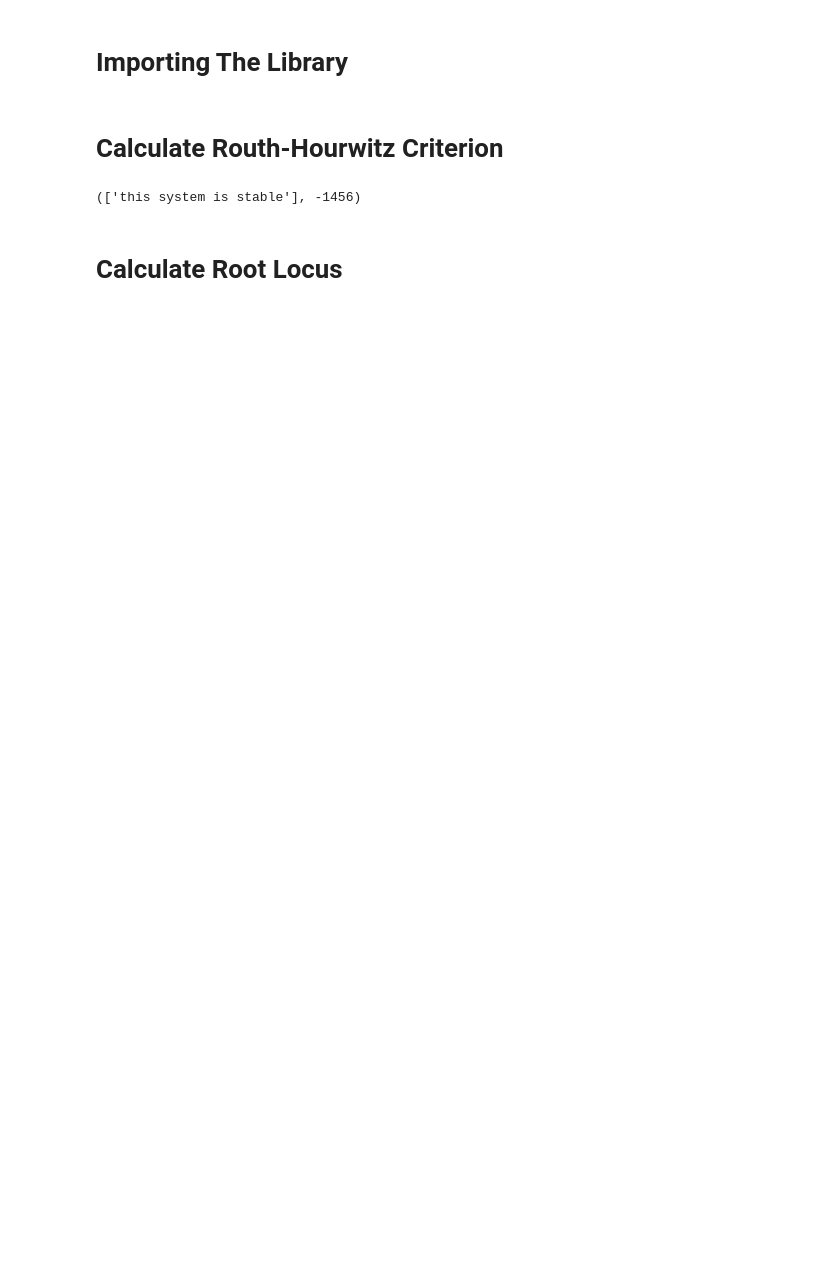
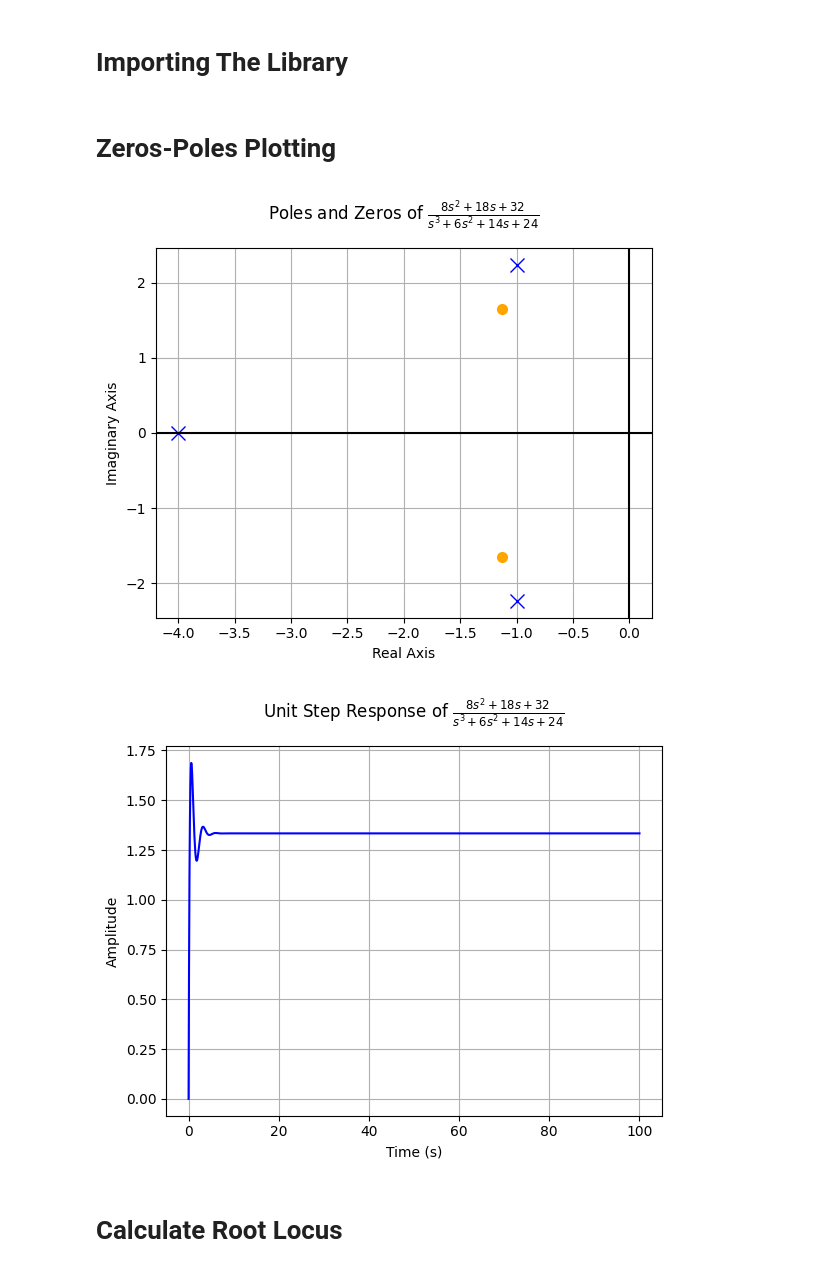
Before and after one commit to ciaattt/PTMD, a Jupyter notebook: PTMD/PTMD.ipynb, the cells around one changed output. Cells and saved outputs as stored; diff of their text form; code cells hidden in the pictures; blank space fills up the shorter version.

Commit message:
Add further analysis and coeffs determination

```diff
--- a/PTMD/main.ipynb
+++ b/PTMD/PTMD.ipynb
@@ -8,47 +13,15 @@ import tensorflow as tf
 # %% [markdown]
-# Calculate Routh-Hourwitz Criterion
+# Zeros-Poles Plotting
 # %%
-#Class to call RH_Criterion
-class RH_Criterion:
+function = TransferFunction(8*s**2 + 18*s + 32, s**3 + 6*s**2 + 14*s + 24, s)
 
-    def __init__(self,coeff,s1_matrice,s2_matrice):
+fig,bx = plt.subplots()
+pole_zero_plot(function)
 
-        #Input Coeff's (Up to 2nd order)
-        self.coeff = coeff        #initialize coeffs
-        self.s1_matrice = s1_matrice   #set for s1 coeffs
-        self.s2_matrice = s2_matrice   #set for s2 coeffs
-        self.s3_matrice = [-np.linalg.det([s1_matrice,s2_matrice])/coeff[1], 0] #set for s3 coeffs
-
-        #Return Value
-        self.CalculateRH = self.Calculate_RH(self.coeff,
-                                             self.s1_matrice,
-                                             self.s2_matrice,
-                                             self.s3_matrice)
-
-    def Calculate_RH(self,coeff,s1_matrice,s2_matrice,s3_matrice):
-
-        #Identify the criterion
-        Rhcriterion = []
-        if (s1_matrice[0],s2_matrice[0],s3_matrice[0] > 0 | s1_matrice[0],s2_matrice[0],s3_matrice[0] < 0):
-            Rhcriterion.append("this system is stable")
-        else:
-            Rhcriterion.append("this system is not stable")
-
-        #Calculate the discriminant
-        Determinant = (coeff[1]**2) - (4*coeff[0]*coeff[2])
-
-        return Rhcriterion,Determinant
-
-if __name__ == "__main__":
-
-    #Input Coeff's (Up to 2nd order)
-    coeff = ([1,12,400])         #initialize coeffs
-    s1_matrice = [coeff[0],coeff[2]]   #set for s1 coeffs
-    s2_matrice = [coeff[1],0]   #set for s2 coeffs
-    s3_matrice = [-np.linalg.det([s1_matrice,s2_matrice])/coeff[1], 0] #set for s3 coeffs
-
-    print(RH_Criterion(coeff,s1_matrice,s2_matrice).CalculateRH)
+fig,ax = plt.subplots()
+step_response_plot(function,lower_limit=0,upper_limit=100)
 # %% [output]
-(['this system is stable'], -1456)
+[figure, added]
+[figure, added]
 # %% [markdown]
 # Calculate Root Locus
```
Also changed, not shown: parts of 3 cells of this notebook, 4 other files.
